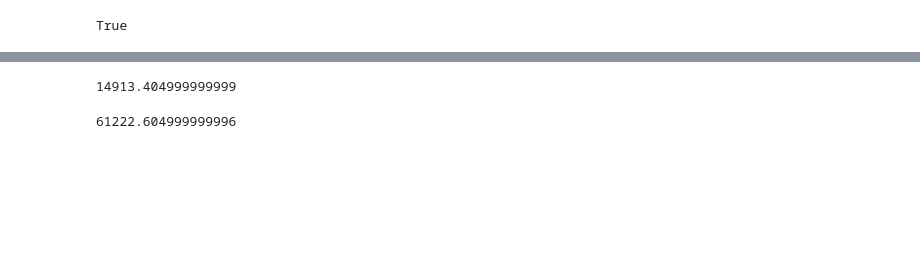
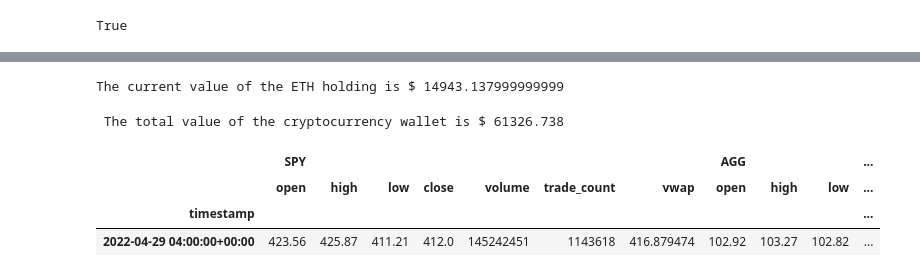
Before and after one commit to heitzo/Financial_Planners, a Jupyter notebook: Financial_planning_tools_.ipynb, the cells around one changed output, grey strips where cells are left out. Drawn from its saved outputs; the diff is of its cells as text; code cells hidden in the pictures; blank space fills up the shorter version.

```diff
--- a/Financial_planning_tools_.ipynb
+++ b/Financial_planning_tools_.ipynb
@@ -103,13 +105,17 @@ print(btc_value)
 # %%
+# Compute the current value of the ETH holding
 eth_value = eth_price * eth_coins
-print(eth_value)
+# print the answer as a string
+print(f'The current value of the ETH holding is $ {eth_value}')
 # %% [output]
-14913.404999999999
+The current value of the ETH holding is $ 14943.137999999999
 # %%
+# Compute the total value of the cryptocurrency wallet
+# Add the value of the BTC holding to the value of the ETH holding
 total_value_crypto = eth_value + btc_value
-print(total_value_crypto)
+print(f' The total value of the cryptocurrency wallet is $ {total_value_crypto}')
 # %% [output]
-61222.604999999996
+ The total value of the cryptocurrency wallet is $ 61326.738
 # %%
 # Current amount of shares held in both the stock (SPY) and bond (AGG) portion of the portfolio.
 spy_shares = 110
@@ -129,11 +135,40 @@ tickers = ["SPY", "AGG"]
 # Set timeframe to 1Day
 timeframe = "1Day"
 
+
 # Format current date as ISO format
 # Set both the start and end date at the date of your prior weekday
 # start_date= pd.Timestamp("2022-04-28",tz="America/New_York").isoformat()
 # end_date = pd.Timestamp("2022-04-28", tz="America/New_York").isoformat()
 # This will give you the closing price of the previous trading day
 # Alternatively you can use a start and end date of 2020-08-07
-yesterday = pd.Timestamp("2022-04-28",tz="America/New_York").isoformat()
+yesterday = pd.Timestamp("2022-04-29",tz="America/New_York").isoformat()
+# %%
+# Use the Alpaca get_bars function to get current closing prices the portfolio
+# Be sure to set the `df` property after the function to format the response object as a DataFrame
+portfolio_df = alpaca.get_bars(
+    tickers,
+    timeframe,
+    start = yesterday,
+    end = yesterday,
+).df
+portfolio_df
+
+# Reorganize the DataFrame
+# Separate ticker data
+SPY = portfolio_df[portfolio_df['symbol']== "SPY"].drop('symbol', axis=1)
+AGG = portfolio_df[portfolio_df['symbol']== "AGG"].drop('symbol', axis=1)
+
+
+# Concatenate the ticker DataFrames
+portfolio_df = pd.concat([SPY, AGG], axis=1, keys = ['SPY', 'AGG'])
+
+
+# Review the first 5 rows of the Alpaca DataFrame
+portfolio_df
+# %% [output]
+|  | SPY |  |  |  |  |  |  | AGG |  |  | ... |
+|  | open | high | low | close | volume | trade_count | vwap | open | high | low | ... |
+| timestamp |  |  |  |  |  |  |  |  |  |  | ... |
+| 2022-04-29 04:00:00+00:00 | 423.56 | 425.87 | 411.21 | 412.0 | 145242451 | 1143618 | 416.879474 | 102.92 | 103.27 | 102.82 | ... |
 # %%
```
Also changed, not shown: parts of 23 cells of this notebook.
